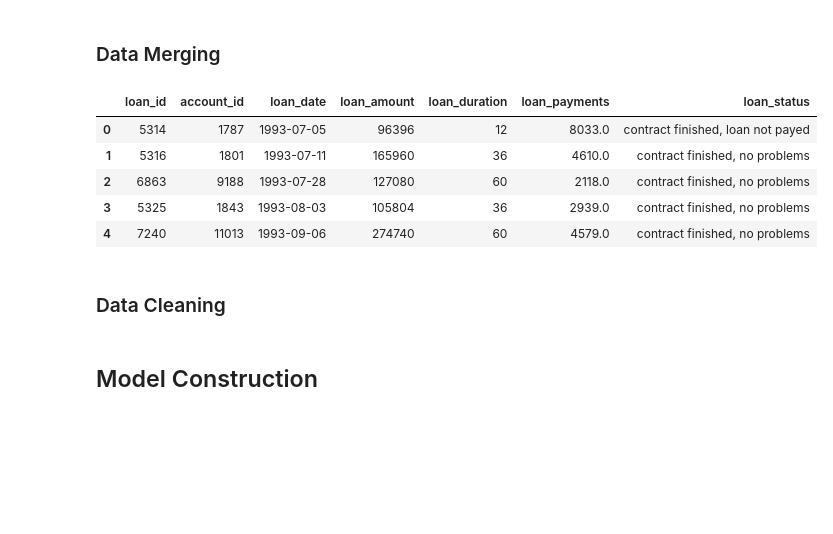
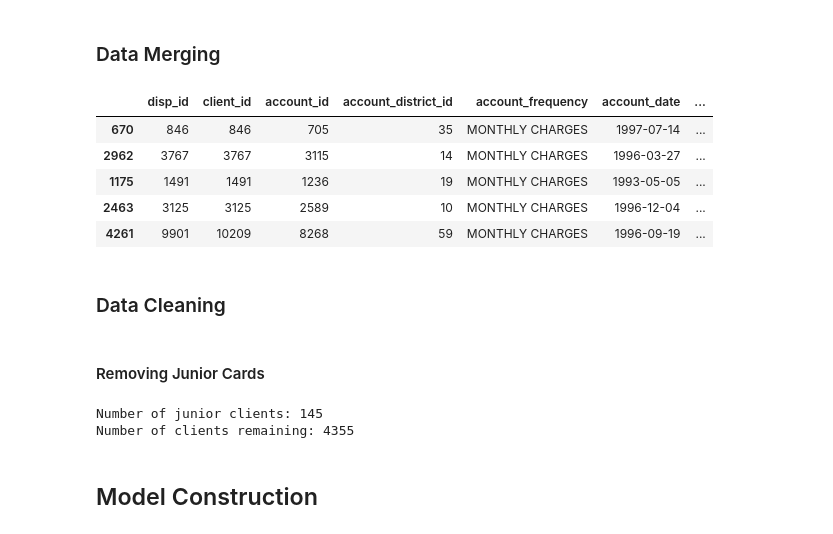
Before and after one commit to okaynils/fhnw-ds-aml, a Jupyter notebook: notebook.ipynb, the cells around one changed output. Cells and saved outputs as stored; diff of their text form; code cells hidden in the pictures; blank space fills up the shorter version.

Commit message:
added monthly rollup

```diff
--- a/notebook.ipynb
+++ b/notebook.ipynb
@@ -9,6 +9,7 @@ import pandas as pd
 import seaborn as sns
 
 sns.set_palette("pastel")
+pd.set_option('display.max_columns', None)
 
 sys.path.append('scripts')
 from dataloader import DataLoader
@@ -259,26 +260,32 @@ district.sample(5)
 # %%
 from utils import add_prefix_except_id
 
-account = add_prefix_except_id(account, 'account_')
+account = add_prefix_except_id(account, 'account_', id_exceptions=['district_id'])
 client_df = disp.merge(account, on='account_id', how='left')
 
-client = add_prefix_except_id(client, 'client_')
+client = add_prefix_except_id(client, 'client_', id_exceptions=['district_id'])
 client_df = client_df.merge(client, on='client_id', how='left')
 
 order_pivot = add_prefix_except_id(order_pivot, 'ordertype_')
 client_df = client_df.merge(order_pivot, on='account_id', how='left')
 
 loan = add_prefix_except_id(loan, 'loan_')
 client_df = client_df.merge(loan, on='account_id', how='left')
 
 card = add_prefix_except_id(card, 'card_')
 client_df = client_df.merge(card, on='disp_id', how='left')
 
+client_district = add_prefix_except_id(district, 'client_district_')
+client_df = client_df.merge(client_district, left_on='client_district_id', right_on='district_id', how='left')
+
+account_district = add_prefix_except_id(district, 'account_district_')
+client_df = client_df.merge(client_district, left_on='account_district_id', right_on='district_id', how='left')
+
 client_df.sample(5)
 # %% [output]
-|  | loan_id | account_id | loan_date | loan_amount | loan_duration | loan_payments | loan_status |
-| 0 | 5314 | 1787 | 1993-07-05 | 96396 | 12 | 8033.0 | contract finished, loan not payed |
-| 1 | 5316 | 1801 | 1993-07-11 | 165960 | 36 | 4610.0 | contract finished, no problems |
-| 2 | 6863 | 9188 | 1993-07-28 | 127080 | 60 | 2118.0 | contract finished, no problems |
-| 3 | 5325 | 1843 | 1993-08-03 | 105804 | 36 | 2939.0 | contract finished, no problems |
-| 4 | 7240 | 11013 | 1993-09-06 | 274740 | 60 | 4579.0 | contract finished, no problems |
+|  | disp_id | client_id | account_id | account_district_id | account_frequency | account_date | ... |
+| 670 | 846 | 846 | 705 | 35 | MONTHLY CHARGES | 1997-07-14 | ... |
+| 2962 | 3767 | 3767 | 3115 | 14 | MONTHLY CHARGES | 1996-03-27 | ... |
+| 1175 | 1491 | 1491 | 1236 | 19 | MONTHLY CHARGES | 1993-05-05 | ... |
+| 2463 | 3125 | 3125 | 2589 | 10 | MONTHLY CHARGES | 1996-12-04 | ... |
+| 4261 | 9901 | 10209 | 8268 | 59 | MONTHLY CHARGES | 1996-09-19 | ... |
@@ -285,4 +294,19 @@ client_df.sample(5)
 # %% [markdown]
 ### Data Cleaning
+# %% [markdown]
+#### Removing Junior Cards
+# %%
+# define junior_clients as clients with the card_type junior and age <= 20
+junior_clients = client_df[client_df['card_type'] == 'junior']
+
+client_df = client_df[~client_df['account_id'].isin(junior_clients['account_id'])]
+
+transaction = transaction[~transaction['account_id'].isin(junior_clients['account_id'])]
+
+print(f'Number of junior clients: {junior_clients.shape[0]}')
+print(f'Number of clients remaining: {client_df.shape[0]}')
+# %% [output]
+Number of junior clients: 145
+Number of clients remaining: 4355
 # %% [markdown]
 ## Model Construction
```
Also changed, not shown: parts of 19 cells of this notebook, 2 other files.
